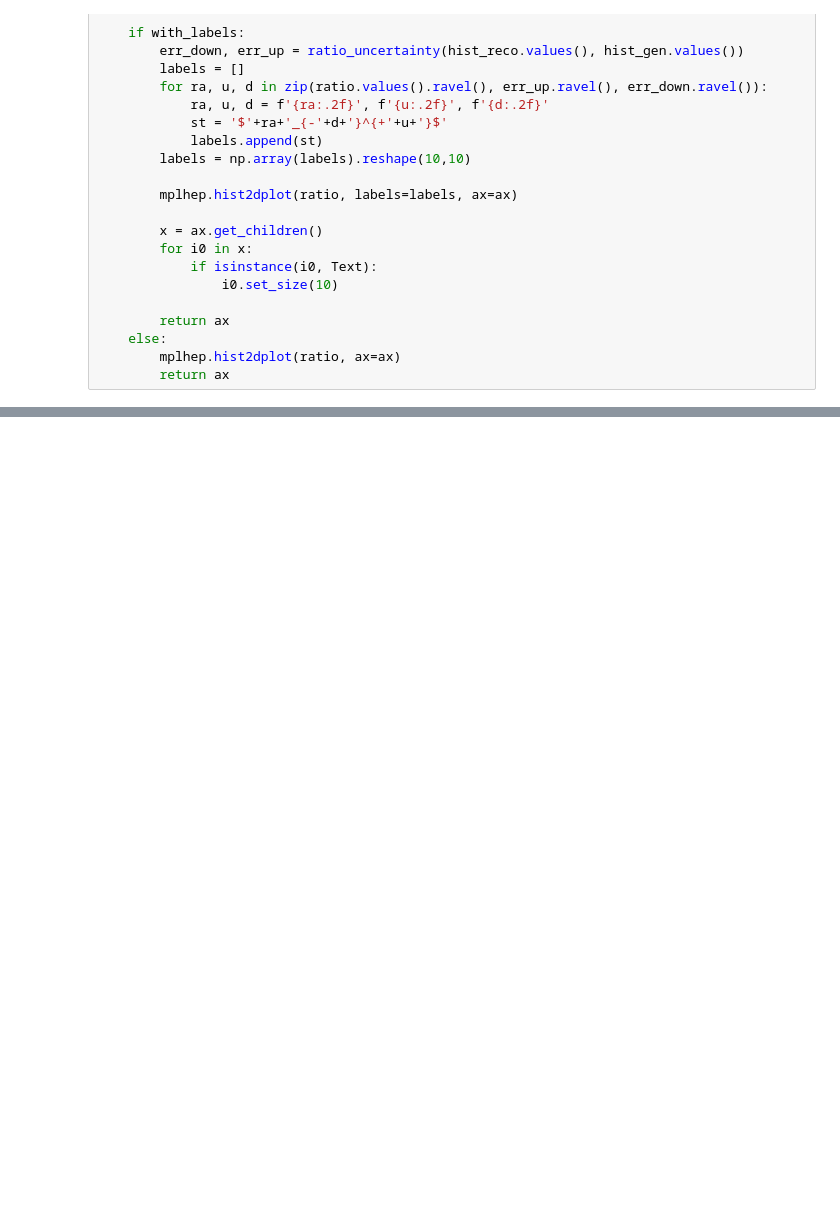
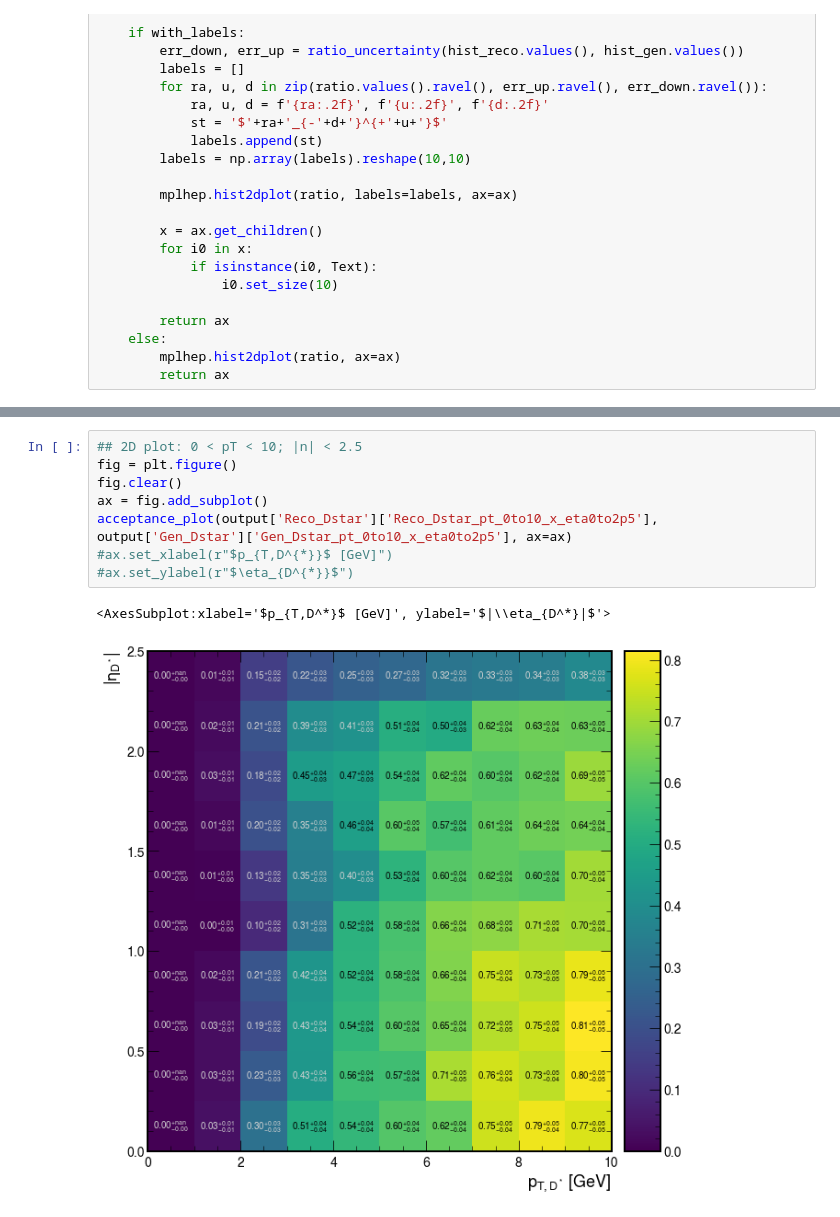
Before and after one commit to Mapse/OniaOpenCharmRun2ULAna, a Jupyter notebook: acceptance/acceptance_dstar.ipynb, the cells around one changed output, grey strips where cells are left out. Saved outputs shown, nothing was run; the diff lists cells and outputs as text; blank space fills up the shorter version.

```diff
--- a/acceptance/acceptance_dstar.ipynb
+++ b/acceptance/acceptance_dstar.ipynb
@@ -313,0 +386,11 @@ Text(0, 1, '$\\eta_{D^{*}}$')
+# %%
+## 2D plot: 0 < pT < 10; |n| < 2.5
+fig = plt.figure()
+fig.clear()
+ax = fig.add_subplot()
+acceptance_plot(output['Reco_Dstar']['Reco_Dstar_pt_0to10_x_eta0to2p5'], output['Gen_Dstar']['Gen_Dstar_pt_0to10_x_eta0to2p5'], ax=ax)
+#ax.set_xlabel(r"$p_{T,D^{*}}$ [GeV]")
+#ax.set_ylabel(r"$\eta_{D^{*}}$")
+# %% [output]
+<AxesSubplot:xlabel='$p_{T,D^*}$ [GeV]', ylabel='$|\\eta_{D^*}|$'>
+[figure, added]
```
Also changed, not shown: parts of 8 cells of this notebook, 2 other files.
